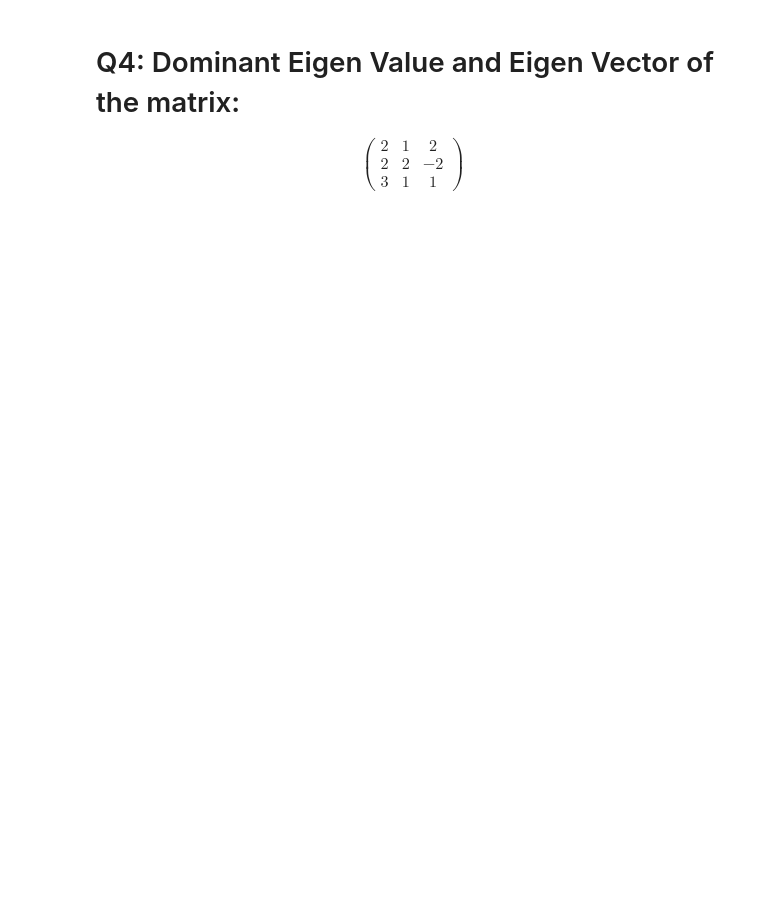
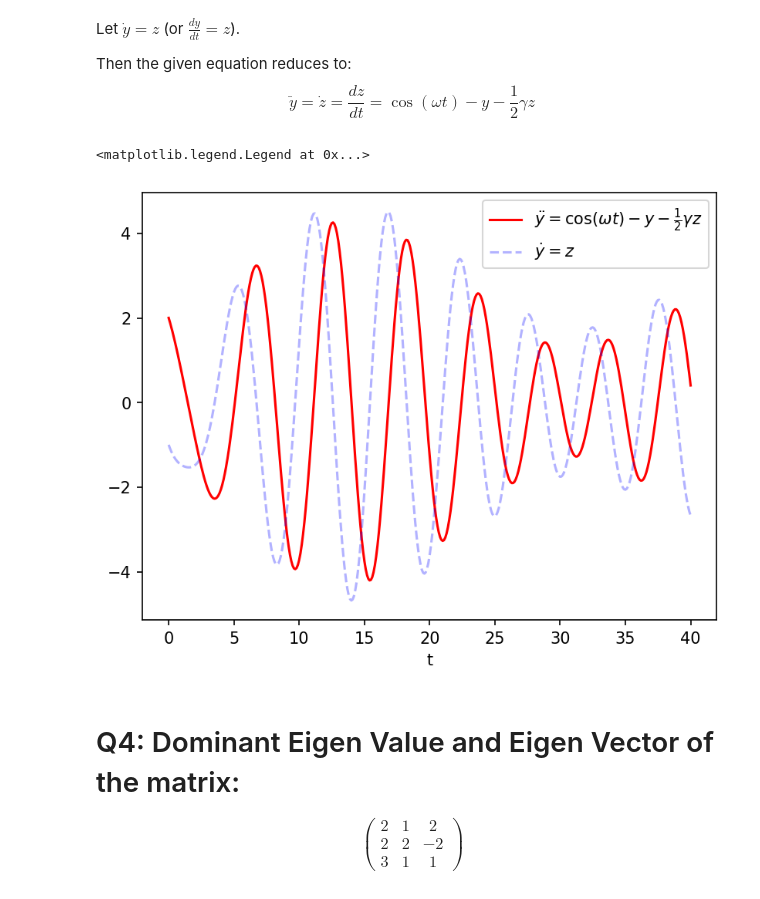
Before and after one commit to PeithonKing/comp_phys_P346, a Jupyter notebook: 6.assign6_difqev.ipynb, the cells around one changed output. Cells and saved outputs as stored; diff of their text form; code cells hidden in the pictures; blank space fills up the shorter version.

```diff
--- a/6.assign6_difqev.ipynb
+++ b/6.assign6_difqev.ipynb
@@ -3,3 +13,28 @@
+# %% [markdown]
+Let $\dot y = z$ (or $\frac{dy}{dt} = z$).
+
+Then the given equation reduces to:
+$$\ddot y = \dot z = \frac{dz}{dt} = \cos(\omega t) - y - \frac{1}{2}\gamma z$$
+# %%
+gamma = 0.2
+omega = 1.2
+def f1(t, y, z): return z
+def f2(t, y, z): return cos(omega*t)-y-(gamma*0.5*z)
+t_0 = 0
+y_0 = 2
+z_0 = -1
+h = 0.1
+
+ts, ys, zs = c_ode_2(f1, f2, 40, t_0, y_0, z_0, h)
+# %%
+plt.figure(dpi=150)
+plt.plot(ts, ys, "r", label=r"$\ddot y = \cos(\omega t) - y - \frac{1}{2}\gamma z$")
+plt.plot(ts, zs, "b--", label=r"$\dot y = z$", alpha=0.3)
+plt.xlabel("t")
+plt.legend()
+# %% [output]
+<matplotlib.legend.Legend at 0x...>
+[figure, added]
 # %% [markdown]
 # Q4: Dominant Eigen Value and Eigen Vector of the matrix:
 
```
Also changed, not shown: parts of 5 cells of this notebook, 1 other file.
